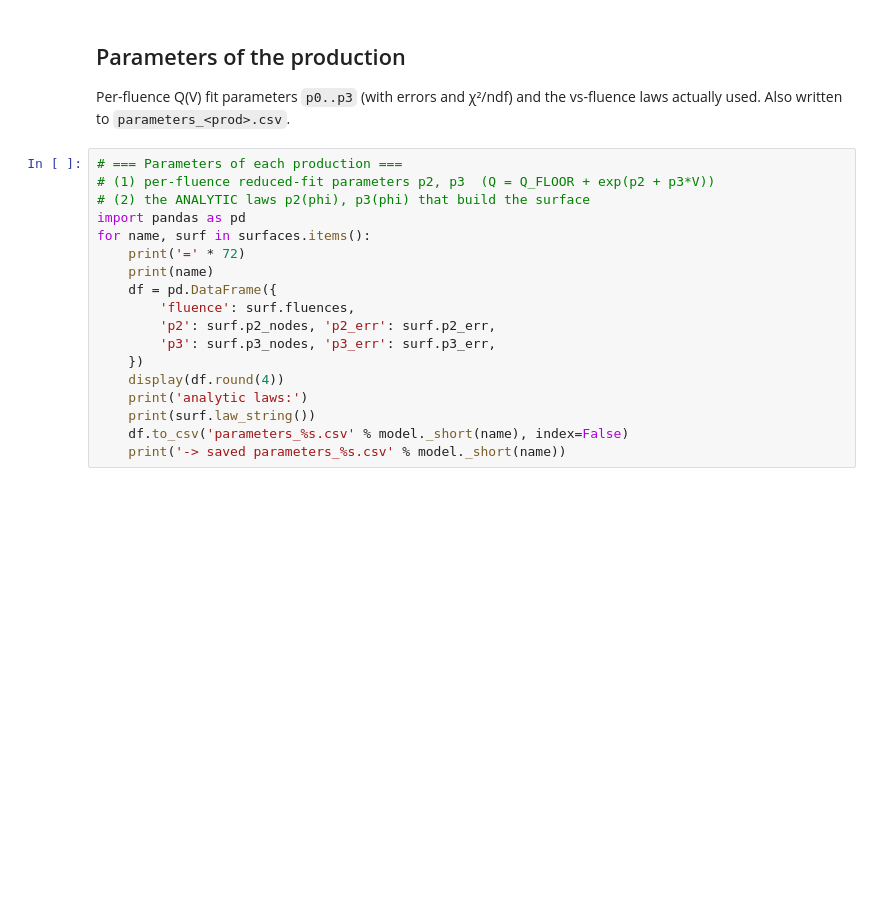
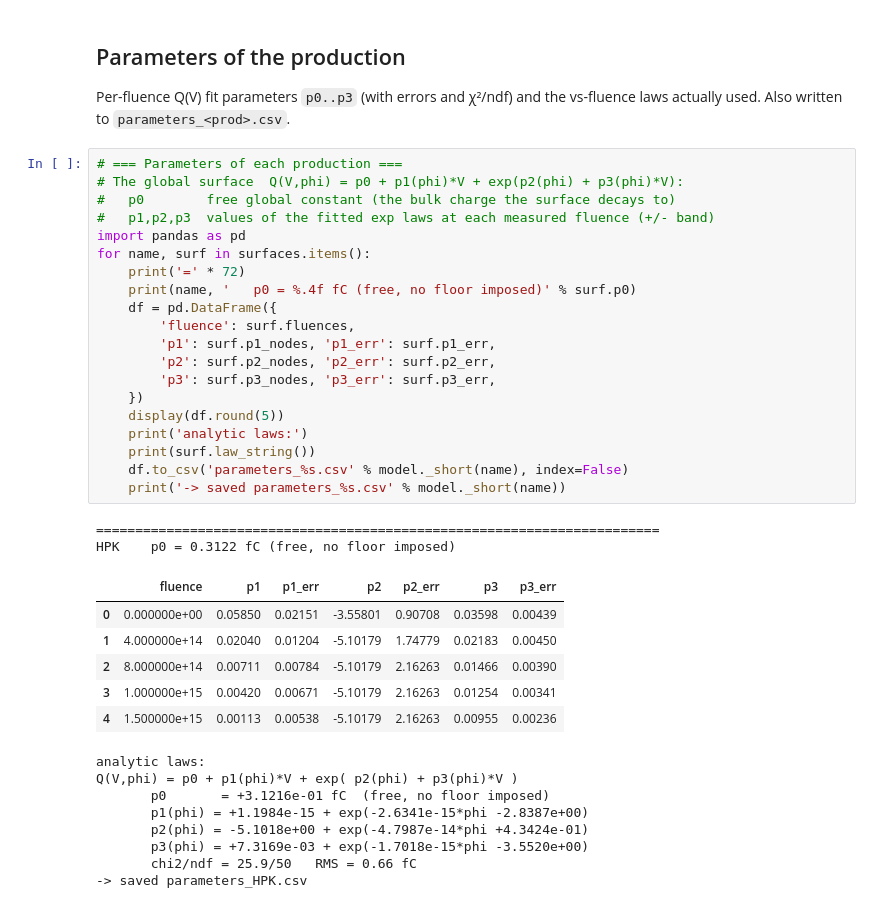
Before and after one commit to leonardolanteri/Parametrization, a Jupyter notebook: parametrization.ipynb, the cells around one changed output. Cells and saved outputs as stored; diff of their text form; blank space fills up the shorter version.

```diff
--- a/parametrization.ipynb
+++ b/parametrization.ipynb
@@ -109,19 +161,38 @@ for name, surf in surfaces.items():
 Per-fluence Q(V) fit parameters `p0..p3` (with errors and χ²/ndf) and the vs-fluence laws actually used. Also written to `parameters_<prod>.csv`.
 # %%
 # === Parameters of each production ===
-# (1) per-fluence reduced-fit parameters p2, p3  (Q = Q_FLOOR + exp(p2 + p3*V))
-# (2) the ANALYTIC laws p2(phi), p3(phi) that build the surface
+# The global surface  Q(V,phi) = p0 + p1(phi)*V + exp(p2(phi) + p3(phi)*V):
+#   p0        free global constant (the bulk charge the surface decays to)
+#   p1,p2,p3  values of the fitted exp laws at each measured fluence (+/- band)
 import pandas as pd
 for name, surf in surfaces.items():
     print('=' * 72)
-    print(name)
+    print(name, '   p0 = %.4f fC (free, no floor imposed)' % surf.p0)
     df = pd.DataFrame({
         'fluence': surf.fluences,
+        'p1': surf.p1_nodes, 'p1_err': surf.p1_err,
         'p2': surf.p2_nodes, 'p2_err': surf.p2_err,
         'p3': surf.p3_nodes, 'p3_err': surf.p3_err,
     })
-    display(df.round(4))
+    display(df.round(5))
     print('analytic laws:')
     print(surf.law_string())
     df.to_csv('parameters_%s.csv' % model._short(name), index=False)
     print('-> saved parameters_%s.csv' % model._short(name))
+# %% [output]
+========================================================================
+HPK    p0 = 0.3122 fC (free, no floor imposed)
+|  | fluence | p1 | p1_err | p2 | p2_err | p3 | p3_err |
+| 0 | 0.000000e+00 | 0.05850 | 0.02151 | -3.55801 | 0.90708 | 0.03598 | 0.00439 |
+| 1 | 4.000000e+14 | 0.02040 | 0.01204 | -5.10179 | 1.74779 | 0.02183 | 0.00450 |
+| 2 | 8.000000e+14 | 0.00711 | 0.00784 | -5.10179 | 2.16263 | 0.01466 | 0.00390 |
+| 3 | 1.000000e+15 | 0.00420 | 0.00671 | -5.10179 | 2.16263 | 0.01254 | 0.00341 |
+| 4 | 1.500000e+15 | 0.00113 | 0.00538 | -5.10179 | 2.16263 | 0.00955 | 0.00236 |
+analytic laws:
+Q(V,phi) = p0 + p1(phi)*V + exp( p2(phi) + p3(phi)*V )
+       p0       = +3.1216e-01 fC  (free, no floor imposed)
+       p1(phi) = +1.1984e-15 + exp(-2.6341e-15*phi -2.8387e+00)
+       p2(phi) = -5.1018e+00 + exp(-4.7987e-14*phi +4.3424e-01)
+       p3(phi) = +7.3169e-03 + exp(-1.7018e-15*phi -3.5520e+00)
+       chi2/ndf = 25.9/50   RMS = 0.66 fC
+-> saved parameters_HPK.csv
```
Also changed, not shown: parts of 12 cells of this notebook, 7 other files.
